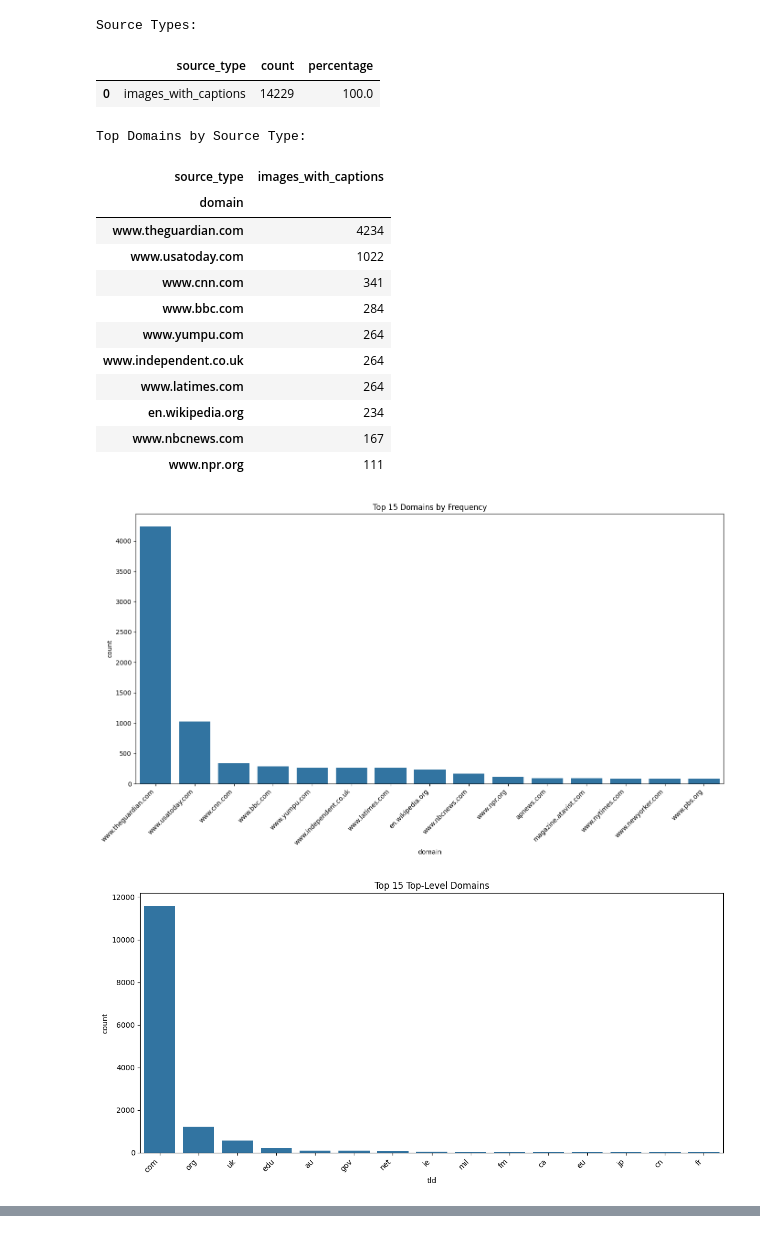
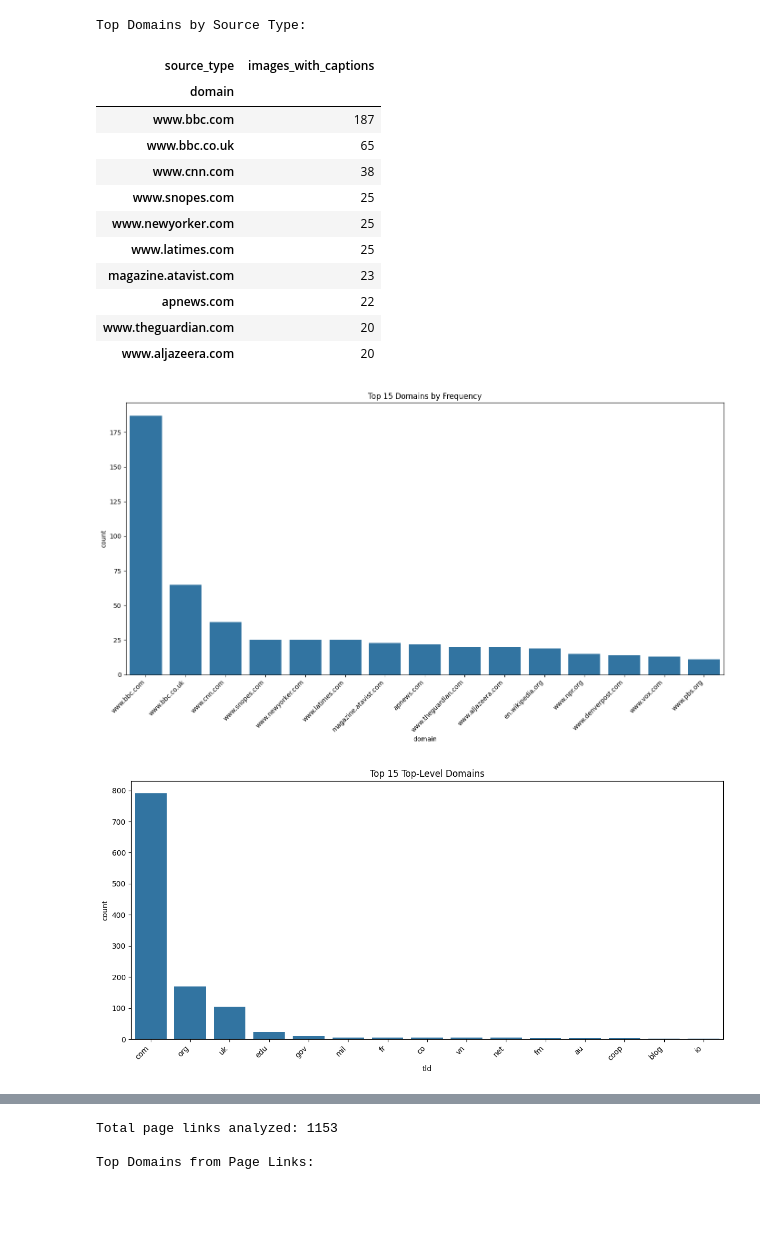
Before and after one commit to phanhoang1803/DKH-Thesis, a Jupyter notebook: domain_analysis.ipynb, the cells around one changed output, grey strips where cells are left out. Saved outputs shown, nothing was run; the diff lists cells and outputs as text; code cells hidden in the pictures; blank space fills up the shorter version.

Commit message:
Feat: add cosmos implementation

```diff
--- a/domain_analysis.ipynb
+++ b/domain_analysis.ipynb
@@ -13,7 +13,7 @@ import re
 from IPython.display import display, HTML
 
 # Function to load the test.json file
-def load_test_json(file_path="queries_dataset/merged_balanced/direct_search/test/test.json"):
+def load_test_json(file_path="queries_dataset_cosmos/direct_search/test/test.json"):
     """
     Load the test.json file that contains folder paths.
     """
@@ -259,13 +259,13 @@ def save_results_to_csv(results):
     Save analysis results to CSV files for further analysis or reporting.
     """
     results['domain_analysis']['domain_counts'].to_csv('domain_counts.csv', index=False)
-    results['domain_analysis']['tld_counts'].to_csv('tld_counts.csv', index=False)
-    results['domain_analysis']['source_counts'].to_csv('source_counts.csv', index=False)
-    results['domain_analysis']['domain_source_cross'].to_csv('domain_source_cross.csv')
+    # results['domain_analysis']['tld_counts'].to_csv('tld_counts.csv', index=False)
+    # results['domain_analysis']['source_counts'].to_csv('source_counts.csv', index=False)
+    # results['domain_analysis']['domain_source_cross'].to_csv('domain_source_cross.csv')
 
-    if results['link_analysis']:
-        results['link_analysis']['netloc_counts'].to_csv('netloc_counts.csv', index=False)
-        results['link_analysis']['pattern_counts'].to_csv('pattern_counts.csv', index=False)
+    # if results['link_analysis']:
+        # results['link_analysis']['netloc_counts'].to_csv('netloc_counts.csv', index=False)
+        # results['link_analysis']['pattern_counts'].to_csv('pattern_counts.csv', index=False)
 
     print("Analysis results saved to CSV files.")
 
@@ -404,18 +411,15 @@ Top Level Domains (TLDs):
-Source Types:
+Top Domains by Source Type:
-|  | source_type | count | percentage |
-| 0 | images_with_captions | 14229 | 100.0 |
-Top Domains by Source Type:
 | source_type | images_with_captions |
 | domain |  |
-| www.theguardian.com | 4234 |
-| www.usatoday.com | 1022 |
-| www.cnn.com | 341 |
-| www.bbc.com | 284 |
-| www.yumpu.com | 264 |
-| www.independent.co.uk | 264 |
-| www.latimes.com | 264 |
-| en.wikipedia.org | 234 |
-| www.nbcnews.com | 167 |
-| www.npr.org | 111 |
+| www.bbc.com | 187 |
+| www.bbc.co.uk | 65 |
+| www.cnn.com | 38 |
+| www.snopes.com | 25 |
+| www.newyorker.com | 25 |
+| www.latimes.com | 25 |
+| magazine.atavist.com | 23 |
+| apnews.com | 22 |
+| www.theguardian.com | 20 |
+| www.aljazeera.com | 20 |
-[figure, old version]
+[figure, new version]
-[figure, old version]
+[figure, new version]
@@ -422,0 +427,3 @@ Top Domains by Source Type:
+Total page links analyzed: 1153
+
+Top Domains from Page Links:
```
Also changed, not shown: parts of 1 cell of this notebook, 16 other files.
